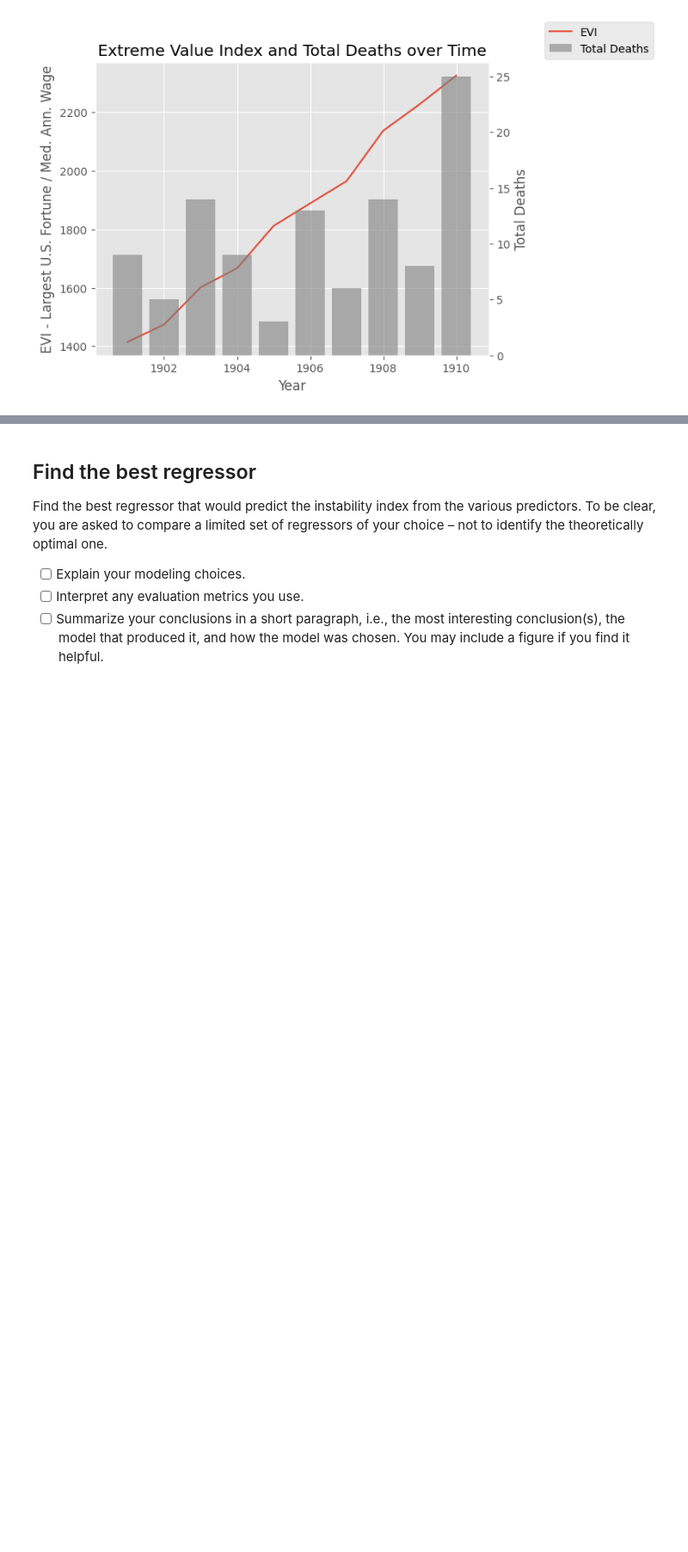
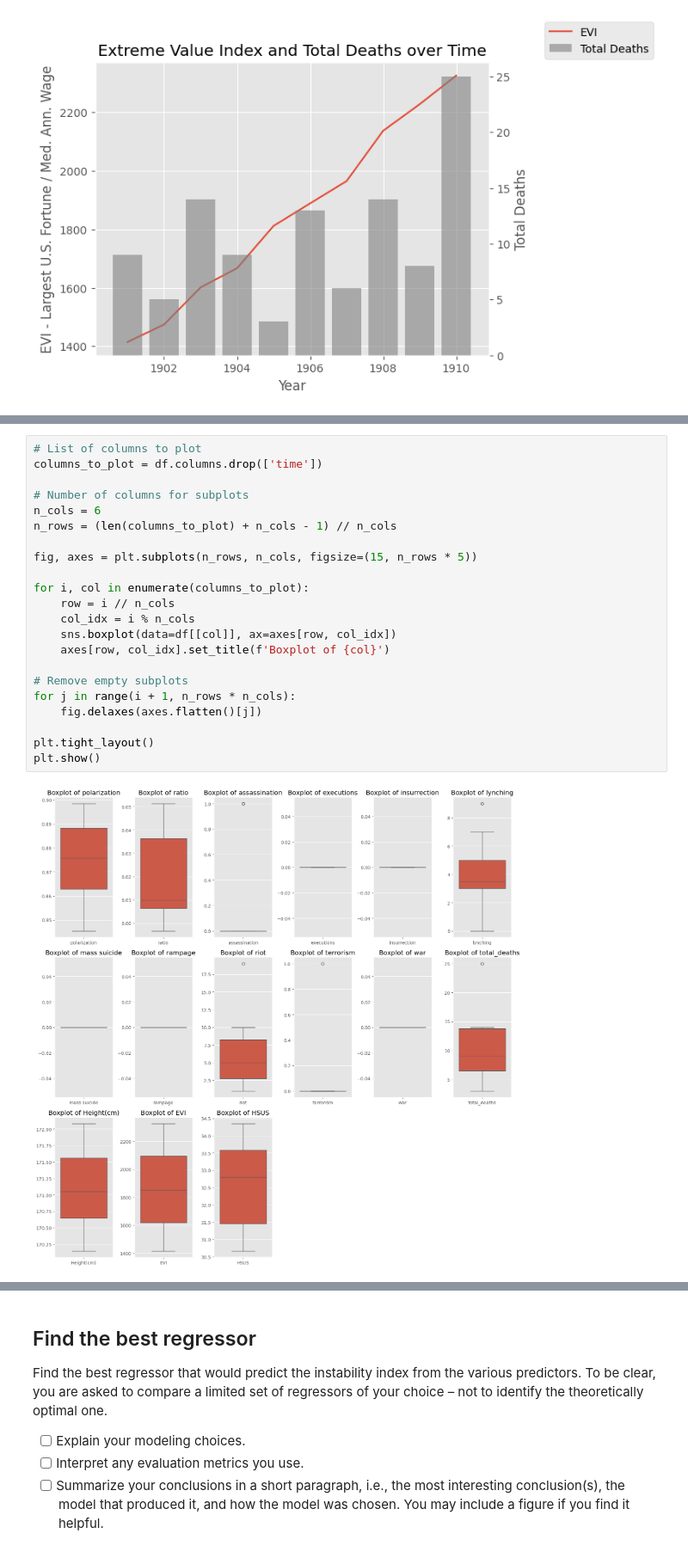
Before and after one commit to yhernandezm05/Final_project_data221, a Jupyter notebook: FInal_project.ipynb, the cells around one changed output, grey strips where cells are left out. Shown: that part at 86% size. Cells and saved outputs as stored; diff of their text form; blank space fills up the shorter version.

Commit message:
data exploration

```diff
--- a/FInal_project.ipynb
+++ b/FInal_project.ipynb
@@ -255,0 +241,24 @@ dtype: int64
+# %%
+# List of columns to plot
+columns_to_plot = df.columns.drop(['time'])
+
+# Number of columns for subplots
+n_cols = 6
+n_rows = (len(columns_to_plot) + n_cols - 1) // n_cols
+
+fig, axes = plt.subplots(n_rows, n_cols, figsize=(15, n_rows * 5))
+
+for i, col in enumerate(columns_to_plot):
+    row = i // n_cols
+    col_idx = i % n_cols
+    sns.boxplot(data=df[[col]], ax=axes[row, col_idx])
+    axes[row, col_idx].set_title(f'Boxplot of {col}')
+
+# Remove empty subplots
+for j in range(i + 1, n_rows * n_cols):
+    fig.delaxes(axes.flatten()[j])
+
+plt.tight_layout()
+plt.show()
+# %% [output]
+[figure, added]
```
Also changed, not shown: parts of 7 cells of this notebook.
